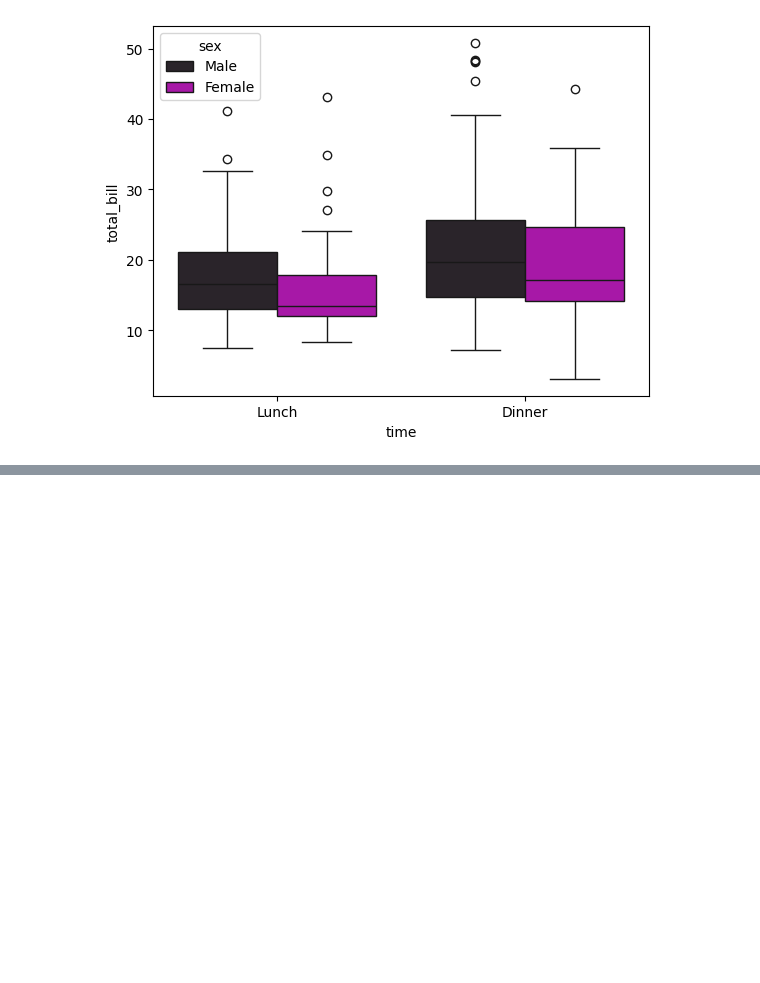
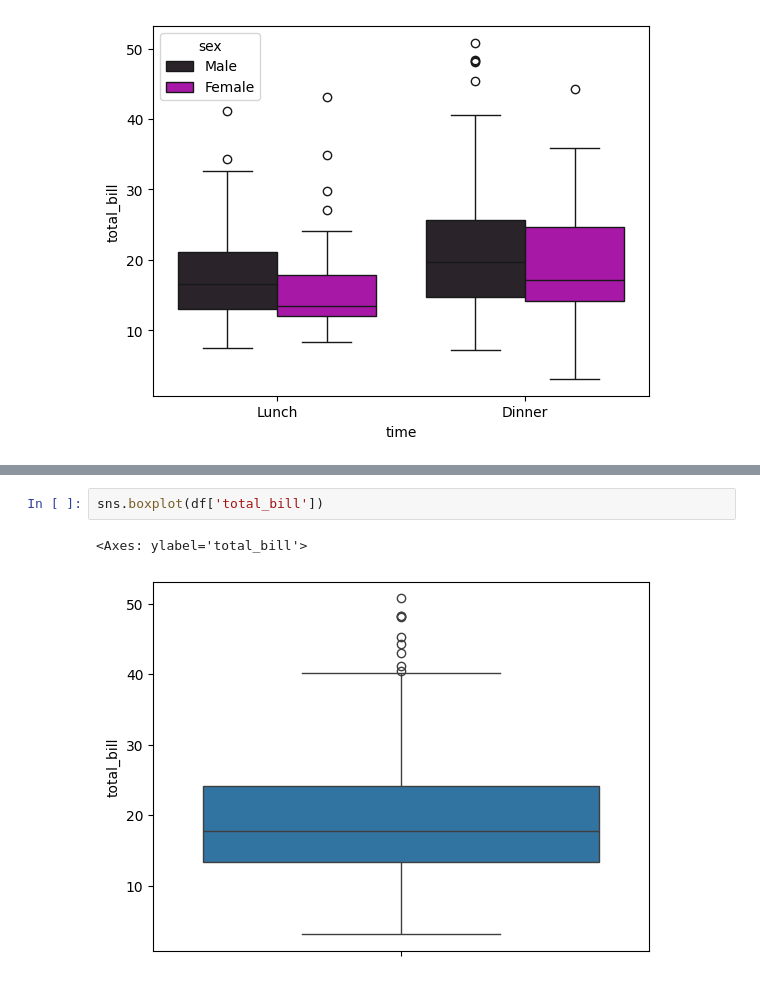
Before and after one commit to Nandana-Anil/Machine_Learning, a Jupyter notebook: Visualization/seaborn/tips.ipynb, the cells around one changed output, grey strips where cells are left out. Drawn from its saved outputs; the diff is of its cells as text; blank space fills up the shorter version.

```diff
--- a/Visualization/seaborn/tips.ipynb
+++ b/Visualization/seaborn/tips.ipynb
@@ -147,0 +166,5 @@ Setting a gradient palette using color= is deprecated and will be removed in v0.
+# %%
+sns.boxplot(df['total_bill'])
+# %% [output]
+<Axes: ylabel='total_bill'>
+[figure, added]
```
Also changed, not shown: parts of 6 cells of this notebook, 1 other file.
